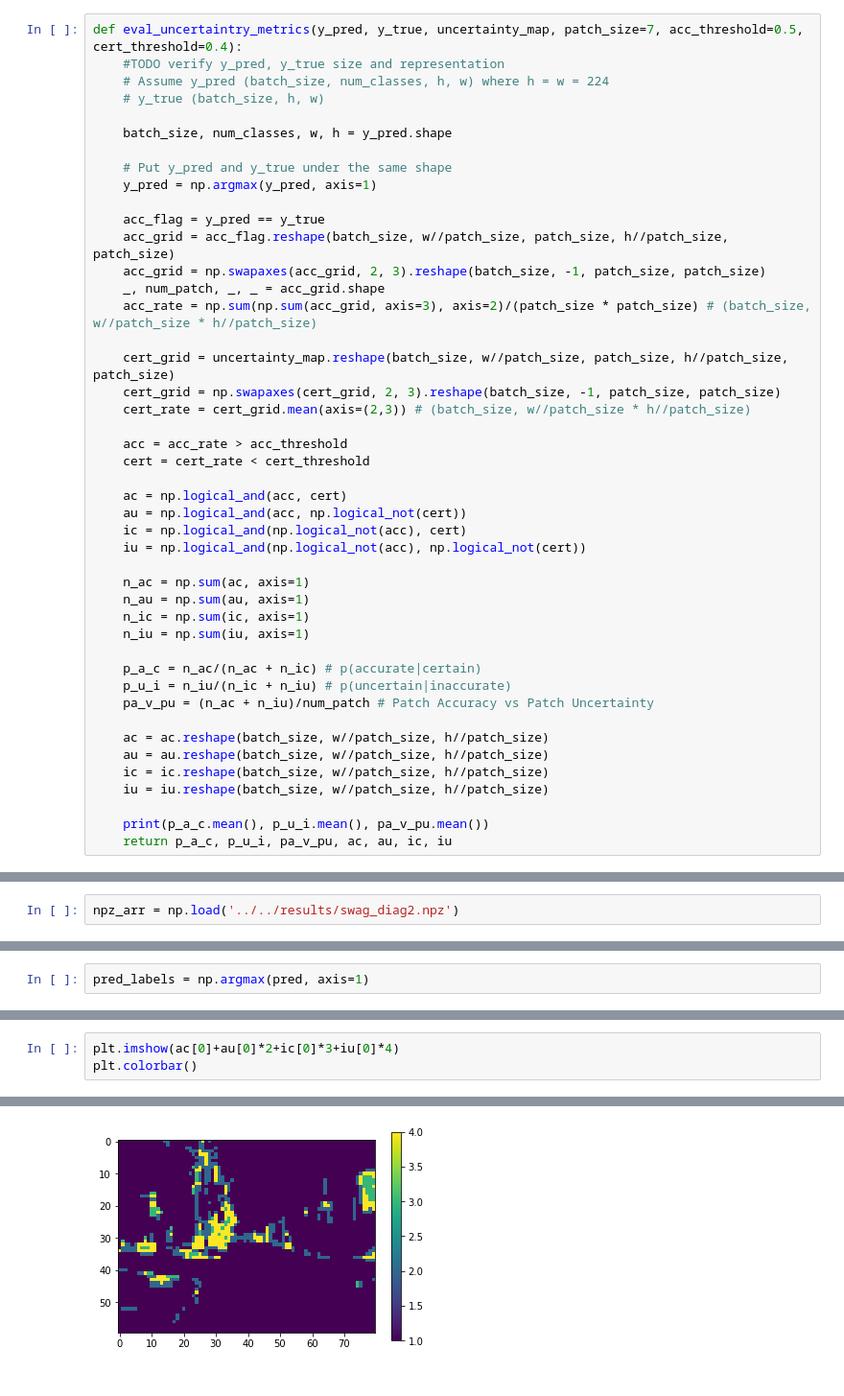
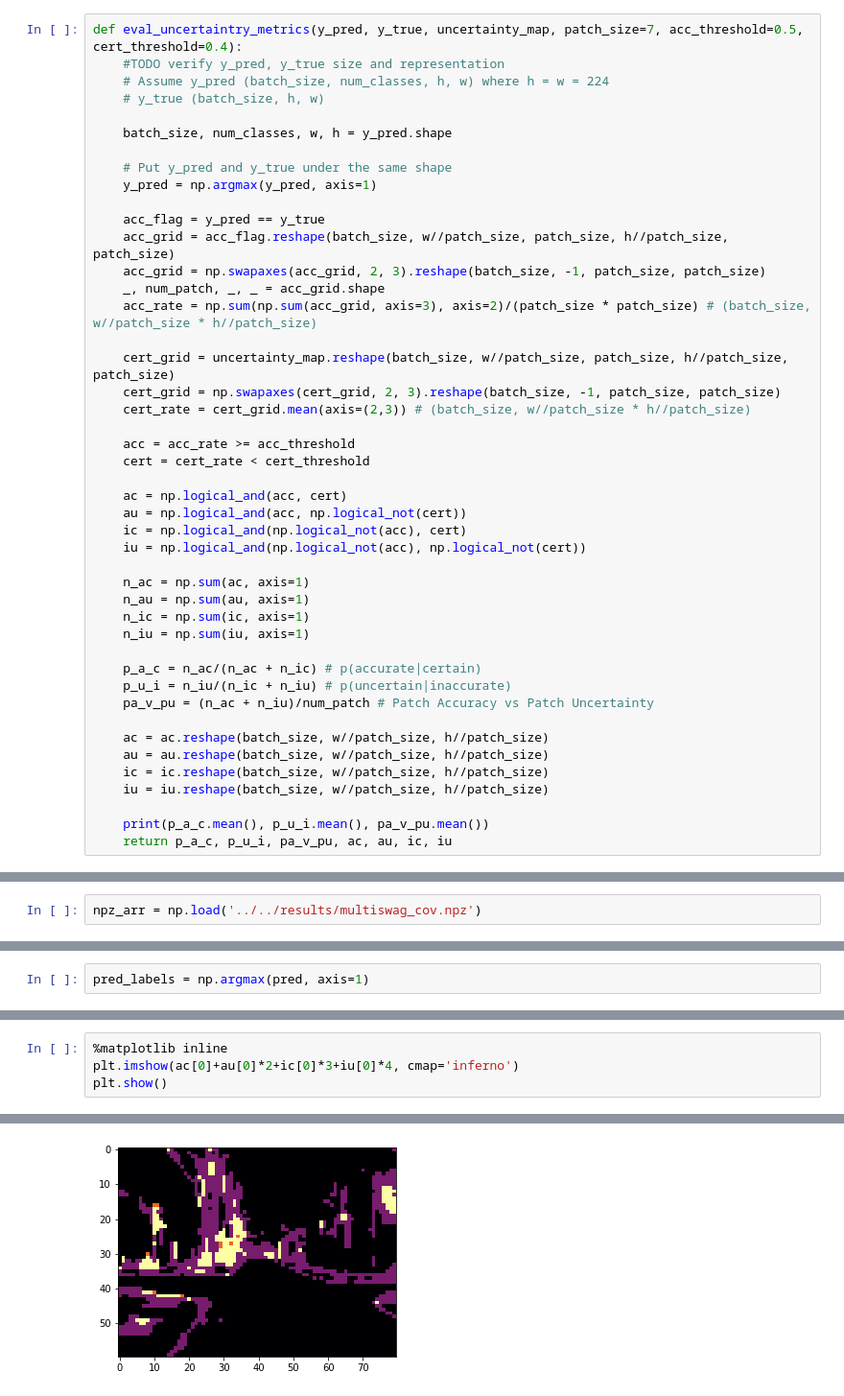
Before and after one commit to QianqianF/BayesSegmentation, a Jupyter notebook: experiments/segmentation/uncertainty_result.ipynb, the cells around one changed output, grey strips where cells are left out. Shown: that part at 96% size. Cells and saved outputs as stored; diff of their text form.

```diff
--- a/experiments/segmentation/uncertainty_result.ipynb
+++ b/experiments/segmentation/uncertainty_result.ipynb
@@ -56,7 +56,7 @@ def eval_uncertaintry_metrics(y_pred, y_true, uncertainty_map, patch_size=7, acc
     cert_grid = np.swapaxes(cert_grid, 2, 3).reshape(batch_size, -1, patch_size, patch_size)
     cert_rate = cert_grid.mean(axis=(2,3)) # (batch_size, w//patch_size * h//patch_size)
 
-    acc = acc_rate > acc_threshold
+    acc = acc_rate >= acc_threshold
     cert = cert_rate < cert_threshold
 
     ac = np.logical_and(acc, cert)
@@ -352,5 +377,5 @@ plt.show()
 # %%
-npz_arr = np.load('../../results/swag_diag2.npz')
+npz_arr = np.load('../../results/multiswag_cov.npz')
 # %%
 targets = npz_arr['targets']
 targets.shape
@@ -413,4 +561,5 @@ for i in range(1):
 # %%
-plt.imshow(ac[0]+au[0]*2+ic[0]*3+iu[0]*4)
-plt.colorbar()
+%matplotlib inline
+plt.imshow(ac[0]+au[0]*2+ic[0]*3+iu[0]*4, cmap='inferno')
+plt.show()
 # %% [output]
@@ -418 +566 @@ plt.colorbar()
-[figure, old version]
+[figure, new version]
```
Also changed, not shown: parts of 24 cells of this notebook, 11 other files.
